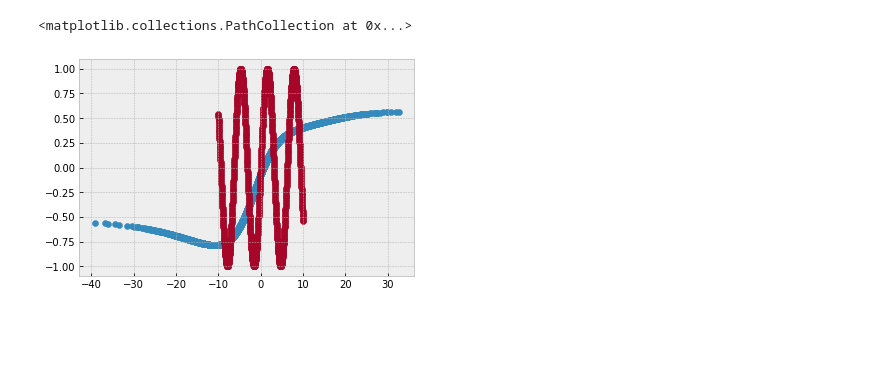
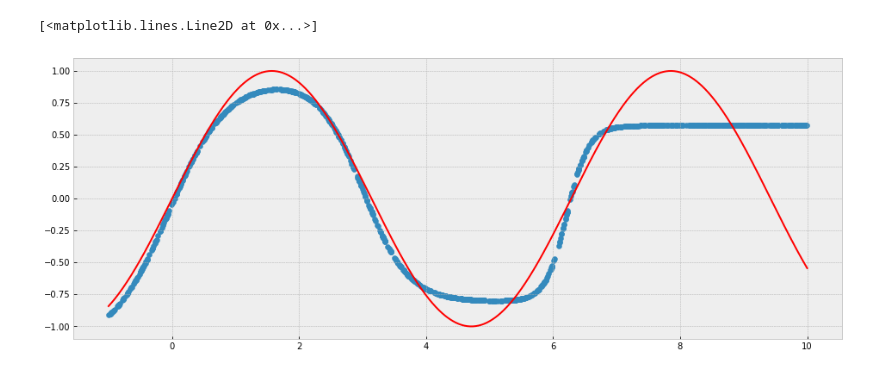
Before and after one commit to vichr-vita/neuralnet-project-1o, a Jupyter notebook: sin_approx.ipynb, the cells around one changed output. Cells and saved outputs as stored; diff of their text form; code cells hidden in the pictures; blank space fills up the shorter version.

```diff
--- a/sin_approx.ipynb
+++ b/sin_approx.ipynb
@@ -2,13 +2,16 @@
 import numpy as np
 import pandas as pd
 from neural_net.neuralnet import NeuralNet
+import neural_net.activation_functions as af
 from matplotlib import pyplot as plt
+import itertools
+import json
+from pylab import rcParams
+rcParams['figure.figsize'] = 16, 6 # resize figures
 plt.style.use('bmh')
 # %%
-x = [np.random.randn(1)*10 - 1 for i in range(4000)]
+x = [np.array([np.random.uniform(-1, 10)]) for i in range(1000)]
 y = [np.sin(n) for n in x]
-x_sig = [NeuralNet.sigmoid(n) for n in x]
-y_sig = [NeuralNet.sigmoid(n) for n in y]
 
-
-training_data = [(x, y) for x, y in zip(x_sig, y_sig)]
+training_data = [(x, y) for x, y in zip(x, y)]
+plt.scatter(x, y)
@@ -15,5 +21,5 @@ training_data = [(x, y) for x, y in zip(x_sig, y_sig)]
 # %%
-_x = np.linspace(-10, 10, 1000)
+_x = np.linspace(-1, 10, 1000)
 _y = np.sin(_x)
 plt.plot(_x, _y)
 # %% [output]
@@ -22,4 +28,4 @@ plt.plot(_x, _y)
 # %%
-nn = NeuralNet([1, 3, 1])
-nn.learn(training_data, 100, 100, .2)
+nn = NeuralNet([1, 3, 1], a_functions=[np.tanh, np.tanh], a_functions_prime=[af.tanh_prime, af.tanh_prime])
+nn.learn(training_data, 200, 1, .1)
 # %% [output]
@@ -27,9 +33,8 @@ EPOCH:  100     MSE: 0.027793555887339956
 DONE
 # %%
-outputs = [nn.feed_forward(a) for a in x]
-outputs = [NeuralNet.sigmoid_inv(x) for x in outputs]
+outputs = [nn.feed_forward(a)['z'] for a in x]
 plt.scatter(x, outputs)
-plt.scatter(_x, _y)
+plt.plot(_x, _y, color='r')
 # %% [output]
-<matplotlib.collections.PathCollection at 0x...>
+[<matplotlib.lines.Line2D at 0x...>]
-[figure, old version]
+[figure, new version]
```
Also changed, not shown: parts of 3 cells of this notebook, 8 other files.
